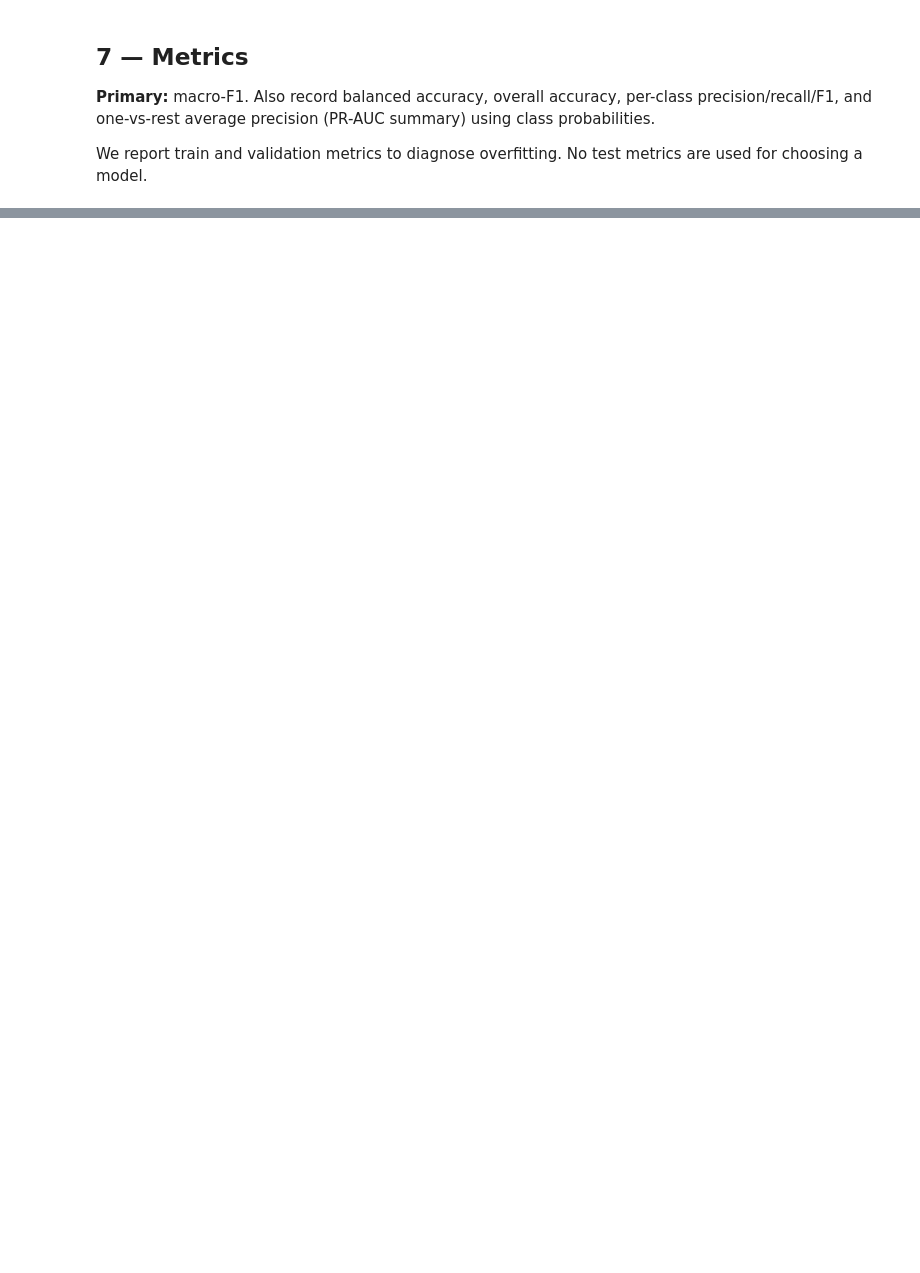
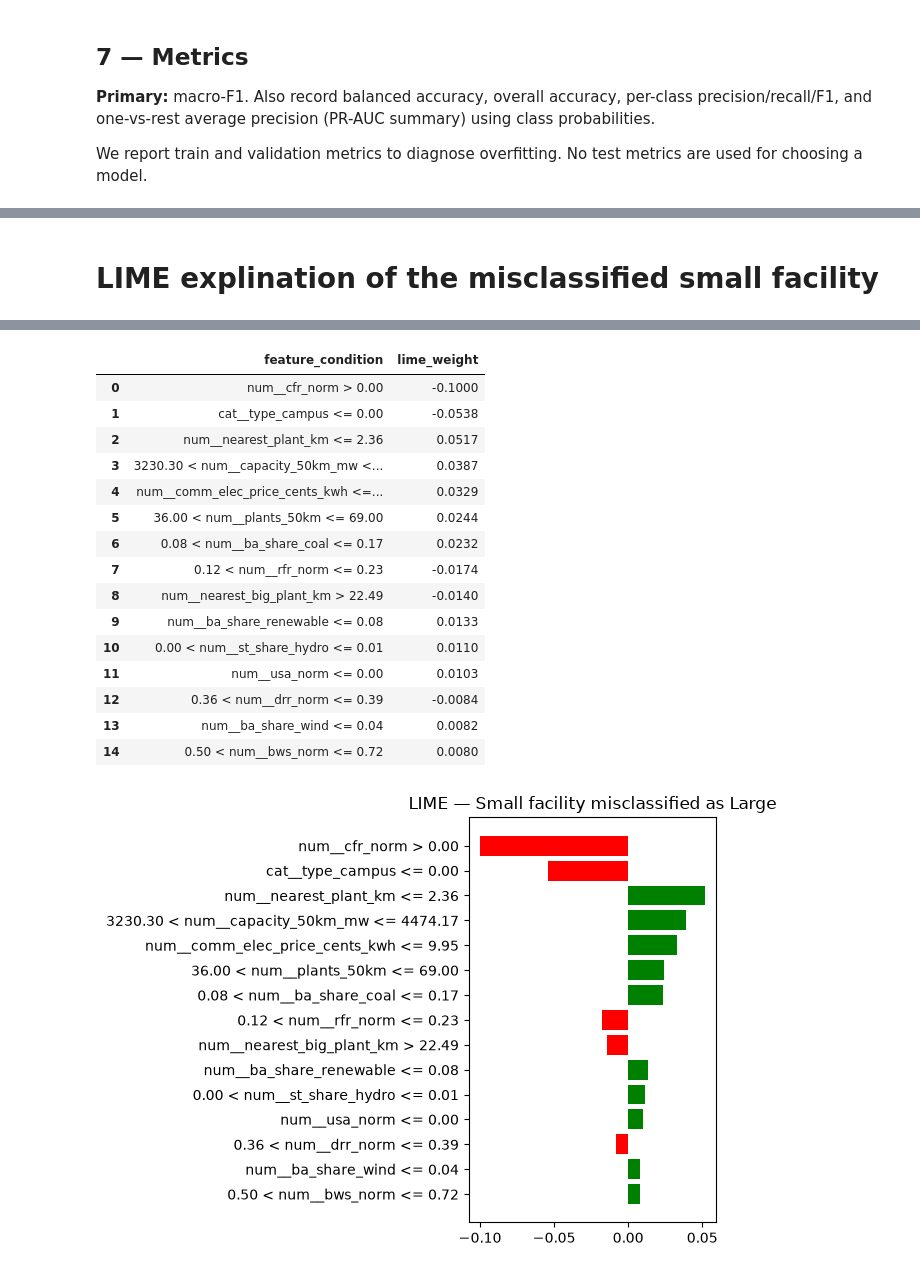
Before and after one commit to acm-research-f26/ATLAS, a Jupyter notebook: ATLAS_tabular_baselines.ipynb, the cells around one changed output, grey strips where cells are left out. Saved outputs shown, nothing was run; the diff lists cells and outputs as text; code cells hidden in the pictures; blank space fills up the shorter version.

```diff
--- a/ATLAS_tabular_baselines.ipynb
+++ b/ATLAS_tabular_baselines.ipynb
@@ -1095,0 +3130,63 @@ Final evaluation artifacts saved.
+# %% [markdown]
+# LIME explination of the misclassified small facility
+# %%
+
+import numpy as np
+import pandas as pd
+import matplotlib.pyplot as plt
+
+case_idx = selected_lime_cases["misclassified_small"]
+
+# Position of the selected facility in the transformed matrix.
+case_position = X_xai.index.get_loc(case_idx)
+case_values = X_xai.iloc[case_position].to_numpy()
+
+# Explain the actual model's probability predictions.
+lime_exp_small = lime_explainer.explain_instance(
+    data_row=case_values,
+    predict_fn=xai_classifier.predict_proba,
+    labels=(0, 1, 2),
+    num_features=15,
+    num_samples=5000
+)
+
+predicted_class = int(
+    lime_cases.loc[case_idx, "predicted_class"]
+)
+
+print("Facility ID:", lime_cases.loc[case_idx, "facility_id"])
+print("True class:", CLASS_NAMES[int(lime_cases.loc[case_idx, "true_class"])])
+print("Predicted class:", CLASS_NAMES[predicted_class])
+
+print("\nXGBoost probabilities:")
+display(
+    pd.Series(
+        xai_classifier.predict_proba(
+            X_xai.iloc[[case_position]]
+        )[0],
+        index=CLASS_NAMES
+    ).round(4)
+)
+
+print("\nLIME local approximation R²:")
+print(round(lime_exp_small.score, 4))
+
+print("\nTop local contributions toward/against Large:")
+
+lime_small_weights = pd.DataFrame(
+    lime_exp_small.as_list(label=predicted_class),
+    columns=["feature_condition", "lime_weight"]
+)
+
+display(lime_small_weights.round(4))
+
+fig = lime_exp_small.as_pyplot_figure(
+    label=predicted_class
+)
+
+plt.title(
+    "LIME — Small facility misclassified as Large"
+)
+plt.tight_layout()
+plt.show()
+# %% [output]
@@ -1095,0 +3206,17 @@ Final evaluation artifacts saved.
+|  | feature_condition | lime_weight |
+| 0 | num__cfr_norm > 0.00 | -0.1000 |
+| 1 | cat__type_campus <= 0.00 | -0.0538 |
+| 2 | num__nearest_plant_km <= 2.36 | 0.0517 |
+| 3 | 3230.30 < num__capacity_50km_mw <... | 0.0387 |
+| 4 | num__comm_elec_price_cents_kwh <=... | 0.0329 |
+| 5 | 36.00 < num__plants_50km <= 69.00 | 0.0244 |
+| 6 | 0.08 < num__ba_share_coal <= 0.17 | 0.0232 |
+| 7 | 0.12 < num__rfr_norm <= 0.23 | -0.0174 |
+| 8 | num__nearest_big_plant_km > 22.49 | -0.0140 |
+| 9 | num__ba_share_renewable <= 0.08 | 0.0133 |
+| 10 | 0.00 < num__st_share_hydro <= 0.01 | 0.0110 |
+| 11 | num__usa_norm <= 0.00 | 0.0103 |
+| 12 | 0.36 < num__drr_norm <= 0.39 | -0.0084 |
+| 13 | num__ba_share_wind <= 0.04 | 0.0082 |
+| 14 | 0.50 < num__bws_norm <= 0.72 | 0.0080 |
+[figure, added]
```
Also changed, not shown: parts of 193 cells of this notebook.
